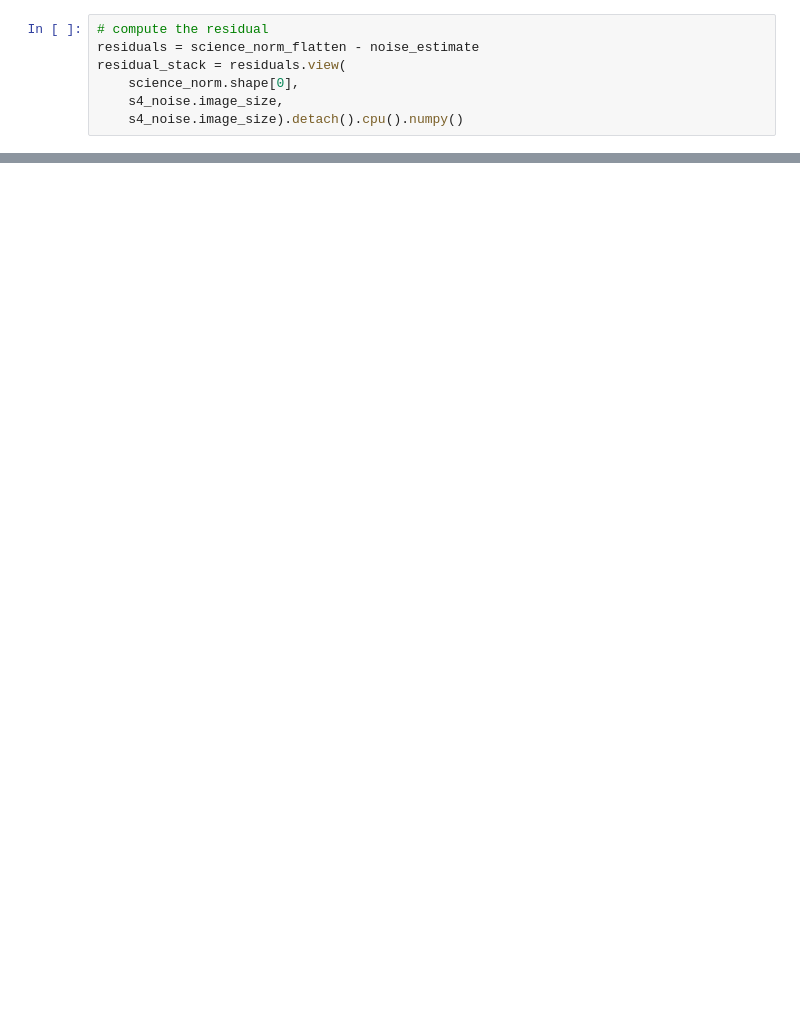
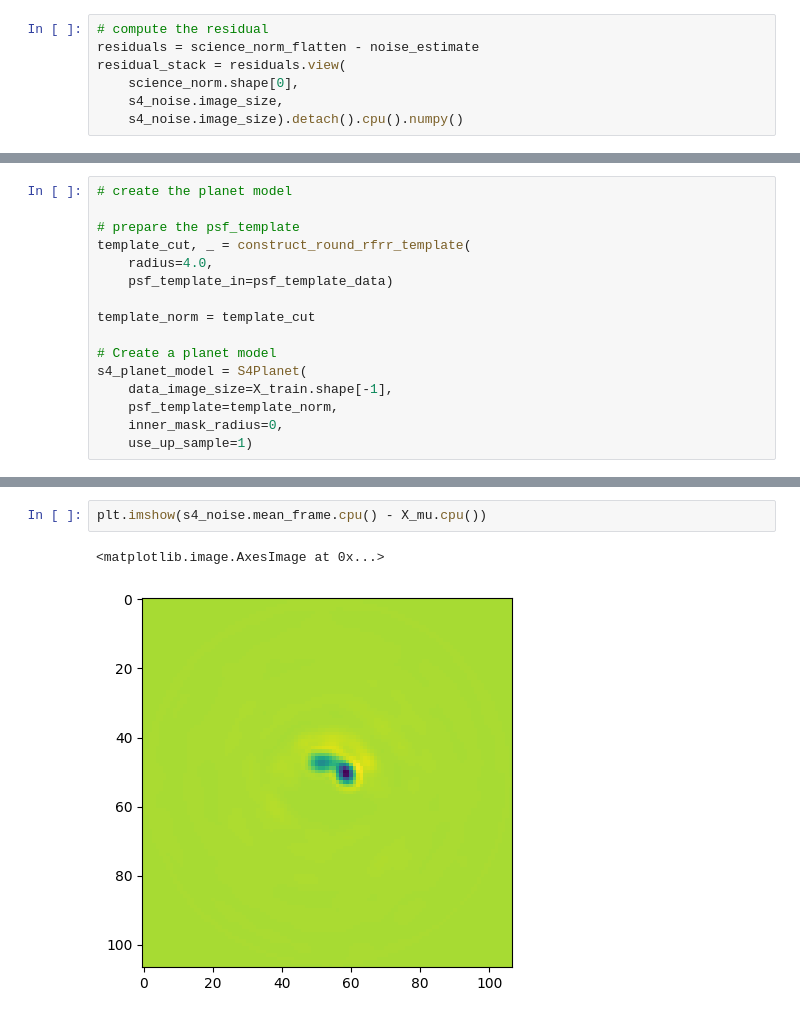
Before and after one commit to markusbonse/fours, a Jupyter notebook: notebooks/fine_tuning/03_fine_tune_with_planet.ipynb, the cells around one changed output, grey strips where cells are left out. Drawn from its saved outputs; the diff is of its cells as text; blank space fills up the shorter version.

```diff
--- a/notebooks/fine_tuning/03_fine_tune_with_planet.ipynb
+++ b/notebooks/fine_tuning/03_fine_tune_with_planet.ipynb
@@ -526,0 +536,16 @@ save_as_fits(results["Median_Residuals"], "residual_117a_with_planet_no_loss.fit
+# %%
+# create the planet model
+
+# prepare the psf_template
+template_cut, _ = construct_round_rfrr_template(
+    radius=4.0,
+    psf_template_in=psf_template_data)
+
+template_norm = template_cut
+
+# Create a planet model
+s4_planet_model = S4Planet(
+    data_image_size=X_train.shape[-1],
+    psf_template=template_norm,
+    inner_mask_radius=0,
+    use_up_sample=1)
@@ -526,0 +650,5 @@ save_as_fits(results["Median_Residuals"], "residual_117a_with_planet_no_loss.fit
+# %%
+plt.imshow(s4_noise.mean_frame.cpu() - X_mu.cpu())
+# %% [output]
+<matplotlib.image.AxesImage at 0x...>
+[figure, added]
```
Also changed, not shown: parts of 42 cells of this notebook.
